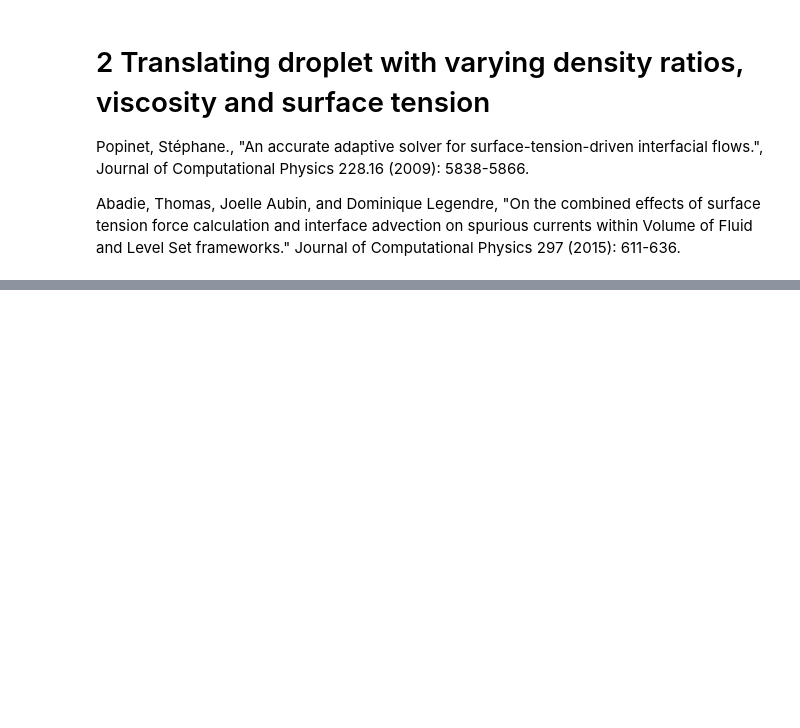
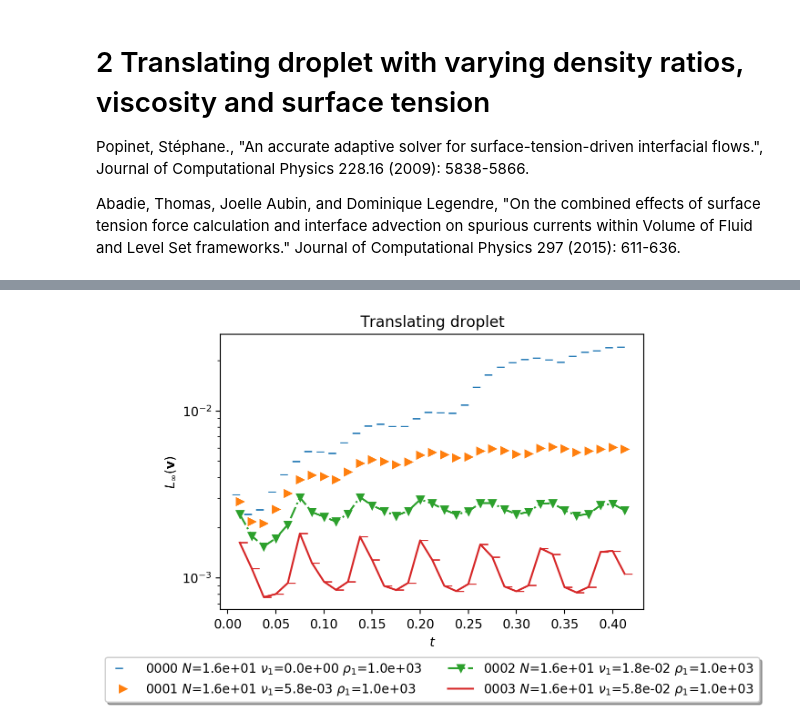
Before and after one commit to CRC-1194/lent, a Jupyter notebook: cases/flow-solution/translating-droplet/three-dimensional/translating-droplet-3D.ipynb, the cells around one changed output, grey strips where cells are left out. Cells and saved outputs as stored; diff of their text form; code cells hidden in the pictures; blank space fills up the shorter version.

Commit message:
translating-droplet-3D.ipynb: bugfix

```diff
--- a/cases/flow-solution/translating-droplet/three-dimensional/translating-droplet-3D.ipynb
+++ b/cases/flow-solution/translating-droplet/three-dimensional/translating-droplet-3D.ipynb
@@ -94,0 +95,8 @@ plot_dframe(popinet2009Dframe.loc[idx[[64],:,[1],:]],
+# %%
+idx = pd.IndexSlice
+plot_dframe(popinet2009Dframe.loc[idx[[16],:,[1000],:]],
+            popinet2009Agglom,
+            title="Translating droplet",
+            plotDict=plotDict)
+# %% [output]
+[figure, added]
```
Also changed, not shown: parts of 6 cells of this notebook.
